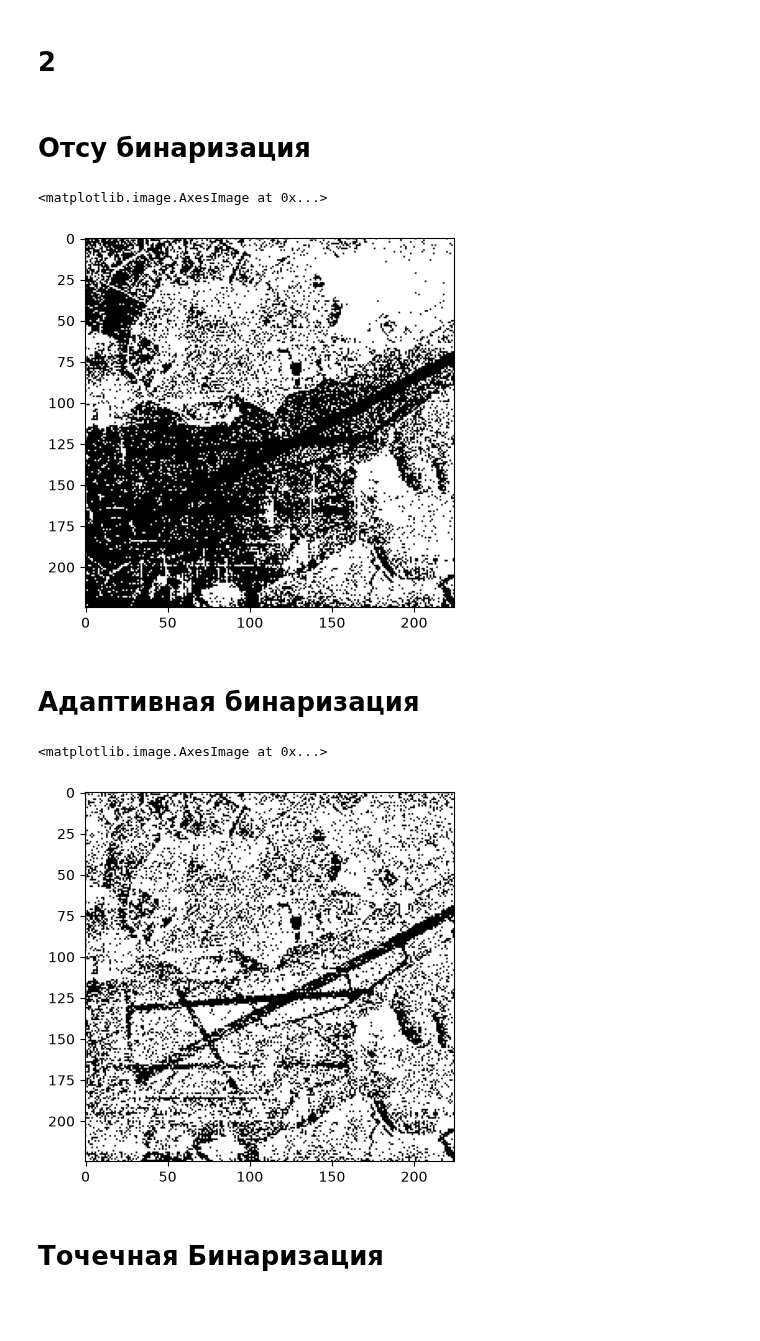
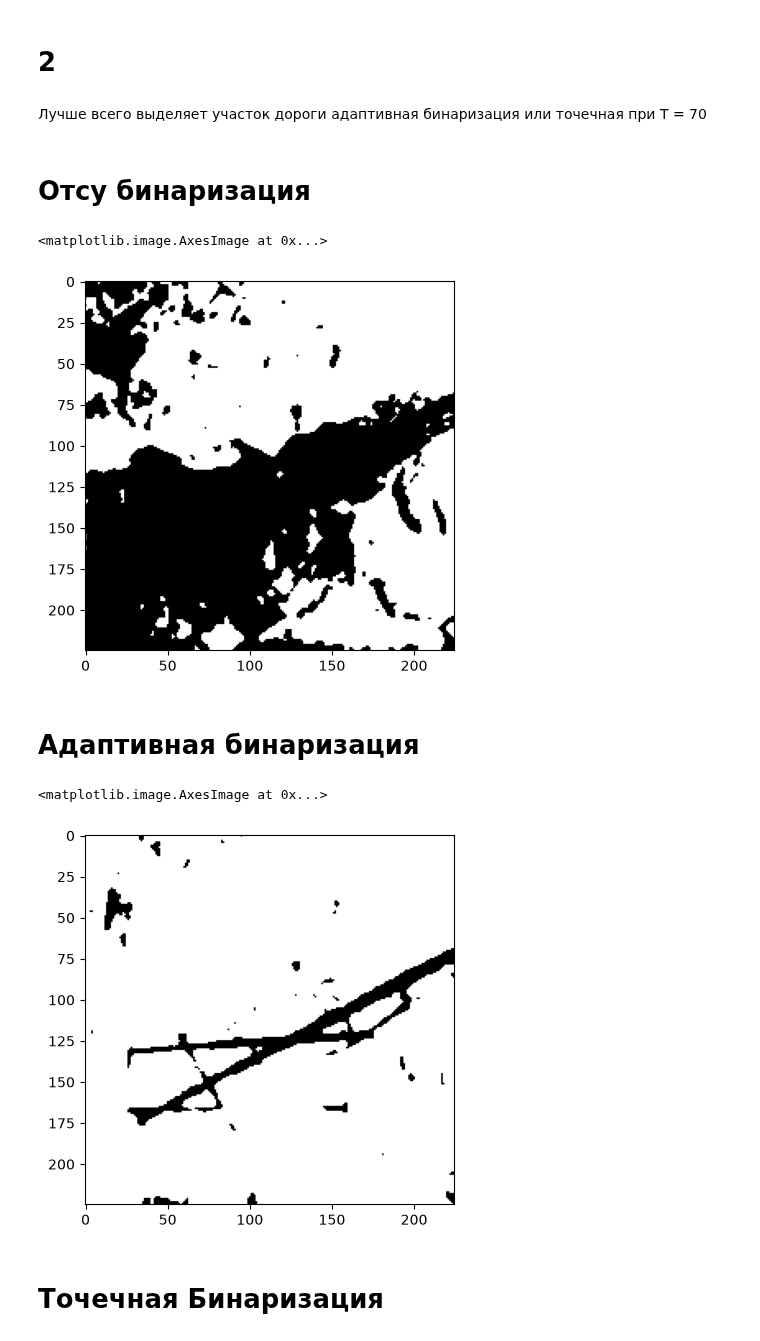
Before and after one commit to Alexandr-Berezin-art/-, a Jupyter notebook: Practice_3/Practice_3.ipynb, the cells around one changed output. Cells and saved outputs as stored; diff of their text form; code cells hidden in the pictures; blank space fills up the shorter version.

Commit message:
добавление постоянного шума вместо соль перец и добавления выводов

```diff
--- a/Practice_3/Practice_3.ipynb
+++ b/Practice_3/Practice_3.ipynb
@@ -6,6 +7,9 @@ import math
 # %%
 image = cv2.imread('sar_3.jpg')
 image_gray = cv2.cvtColor(image, cv2.COLOR_BGR2GRAY)
+
+# Удаление шума
+image_gray = cv2.GaussianBlur(image_gray, (7, 7), 0)
 # %%
 plt.imshow(image_gray, cmap="gray")
 # %% [output]
@@ -37,5 +46,7 @@ plt.imshow(image)
 # %% [markdown]
 # 2
+# %% [markdown]
+Лучше всего выделяет участок дороги адаптивная бинаризация или точечная при T = 70
 # %% [markdown]
 # Отсу бинаризация
 # %%
@@ -44,17 +55,17 @@ _,th2 = cv2.threshold(image_gray,0,255,cv2.THRESH_BINARY+cv2.THRESH_OTSU)
 plt.imshow(th2, cmap="gray")
 # %% [output]
 <matplotlib.image.AxesImage at 0x...>
-[figure, old version]
+[figure, new version]
 # %% [markdown]
 # Адаптивная бинаризация
 # %%
 
 th3 = cv2.adaptiveThreshold(image_gray,255,cv2.ADAPTIVE_THRESH_GAUSSIAN_C,\
-            cv2.THRESH_BINARY,71,21)
+            cv2.THRESH_BINARY,301,41)
 plt.imshow(th3, cmap="gray")
 # %% [output]
 <matplotlib.image.AxesImage at 0x...>
-[figure, old version]
+[figure, new version]
 # %% [markdown]
 # Точечная Бинаризация
 # %%
```
Also changed, not shown: parts of 4 cells of this notebook, 1 other file.
